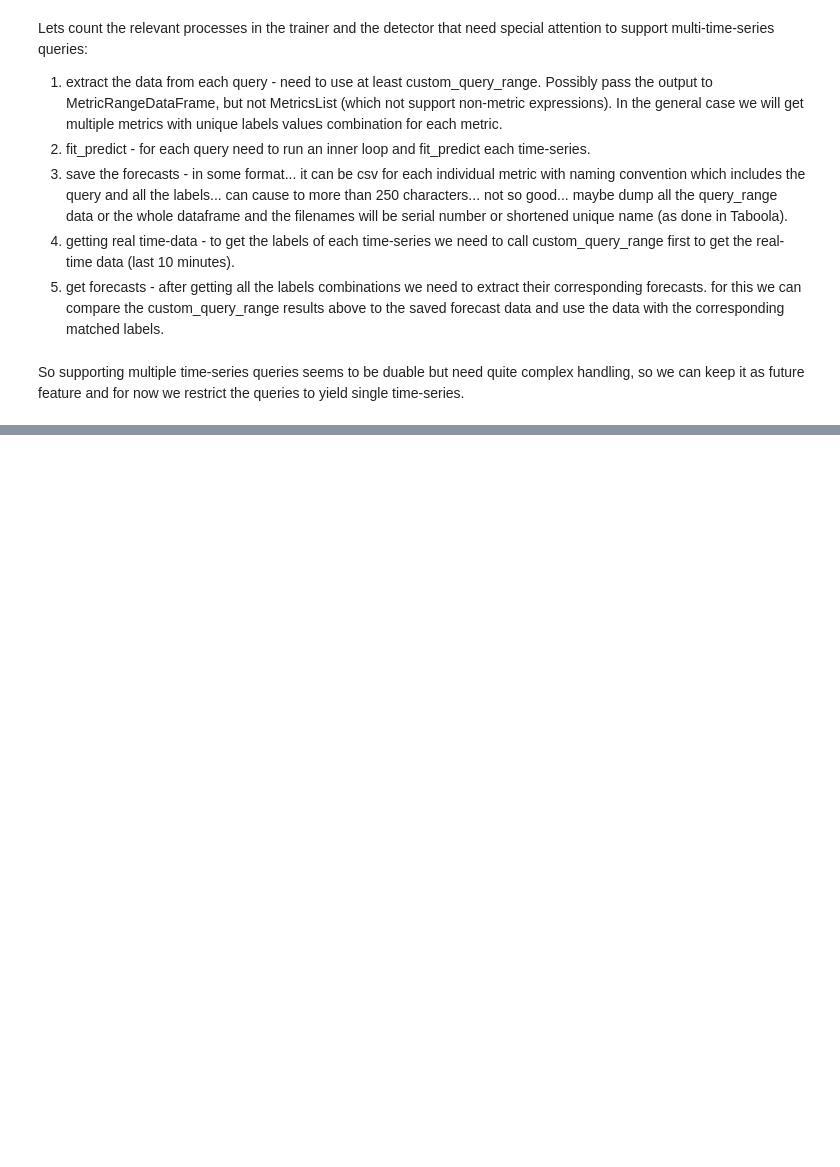
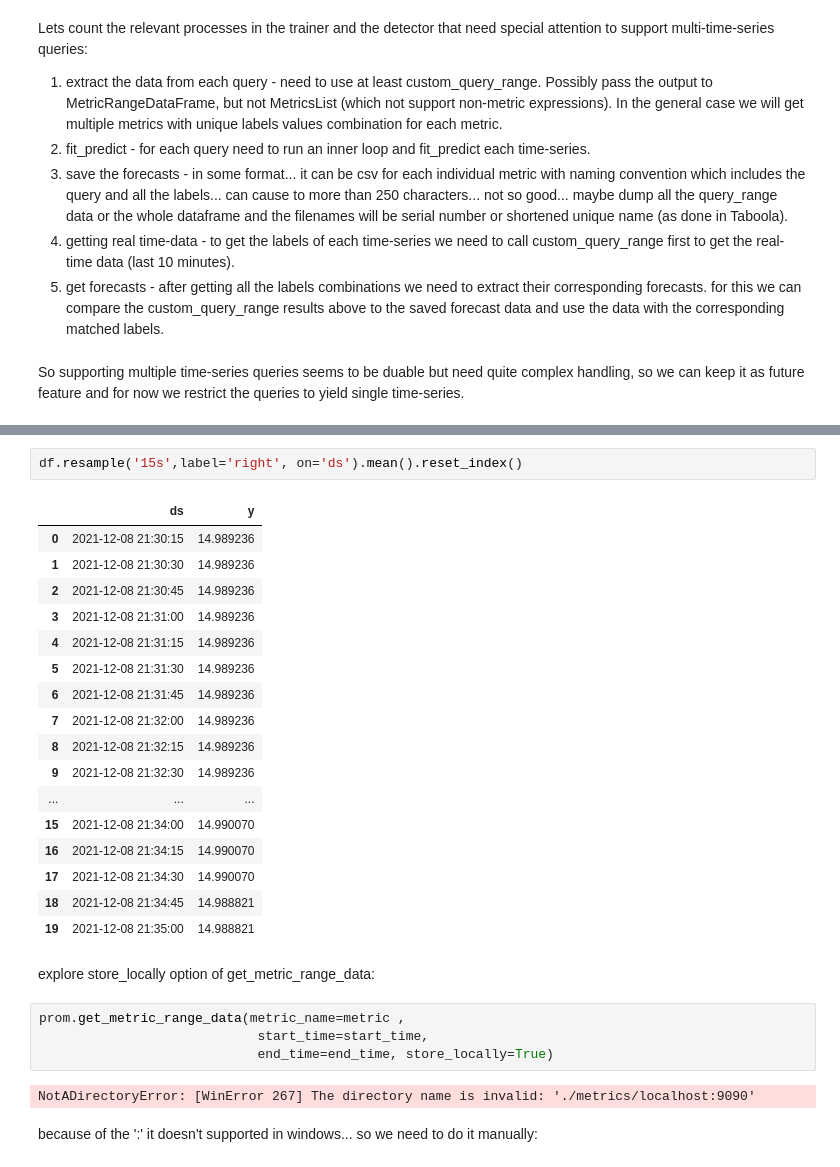
Before and after one commit to yairst/anomaly-detector-for-prometheus-metrics, a Jupyter notebook: test_utils.ipynb, the cells around one changed output, grey strips where cells are left out. Saved outputs shown, nothing was run; the diff lists cells and outputs as text; blank space fills up the shorter version.

```diff
--- a/test_utils.ipynb
+++ b/test_utils.ipynb
@@ -359,0 +412,30 @@ len(st)
+# %%
+df.resample('15s',label='right', on='ds').mean().reset_index()
+# %% [output]
+|  | ds | y |
+| 0 | 2021-12-08 21:30:15 | 14.989236 |
+| 1 | 2021-12-08 21:30:30 | 14.989236 |
+| 2 | 2021-12-08 21:30:45 | 14.989236 |
+| 3 | 2021-12-08 21:31:00 | 14.989236 |
+| 4 | 2021-12-08 21:31:15 | 14.989236 |
+| 5 | 2021-12-08 21:31:30 | 14.989236 |
+| 6 | 2021-12-08 21:31:45 | 14.989236 |
+| 7 | 2021-12-08 21:32:00 | 14.989236 |
+| 8 | 2021-12-08 21:32:15 | 14.989236 |
+| 9 | 2021-12-08 21:32:30 | 14.989236 |
+| ... | ... | ... |
+| 15 | 2021-12-08 21:34:00 | 14.990070 |
+| 16 | 2021-12-08 21:34:15 | 14.990070 |
+| 17 | 2021-12-08 21:34:30 | 14.990070 |
+| 18 | 2021-12-08 21:34:45 | 14.988821 |
+| 19 | 2021-12-08 21:35:00 | 14.988821 |
+# %% [markdown]
+explore store_locally option of get_metric_range_data:
+# %%
+prom.get_metric_range_data(metric_name=metric ,
+                            start_time=start_time,
+                            end_time=end_time, store_locally=True)
+# %% [output]
+NotADirectoryError: [WinError 267] The directory name is invalid: './metrics/localhost:9090'
+# %% [markdown]
+because of the ':' it doesn't supported in windows... so we need to do it manually:
```
Also changed, not shown: parts of 34 cells of this notebook, 5 other files.
